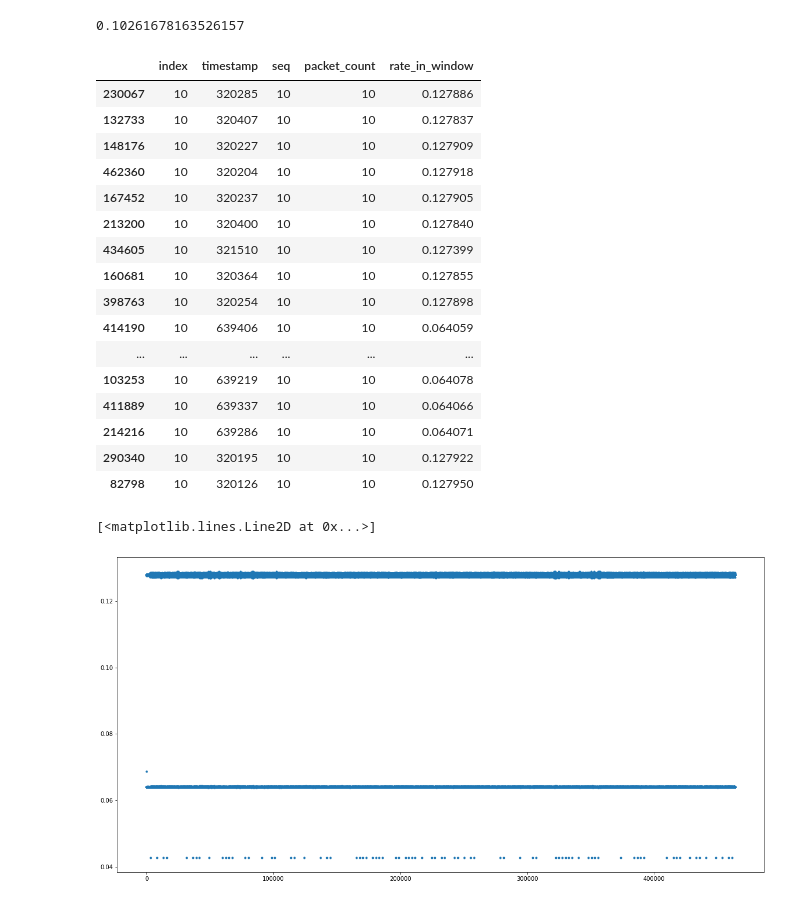
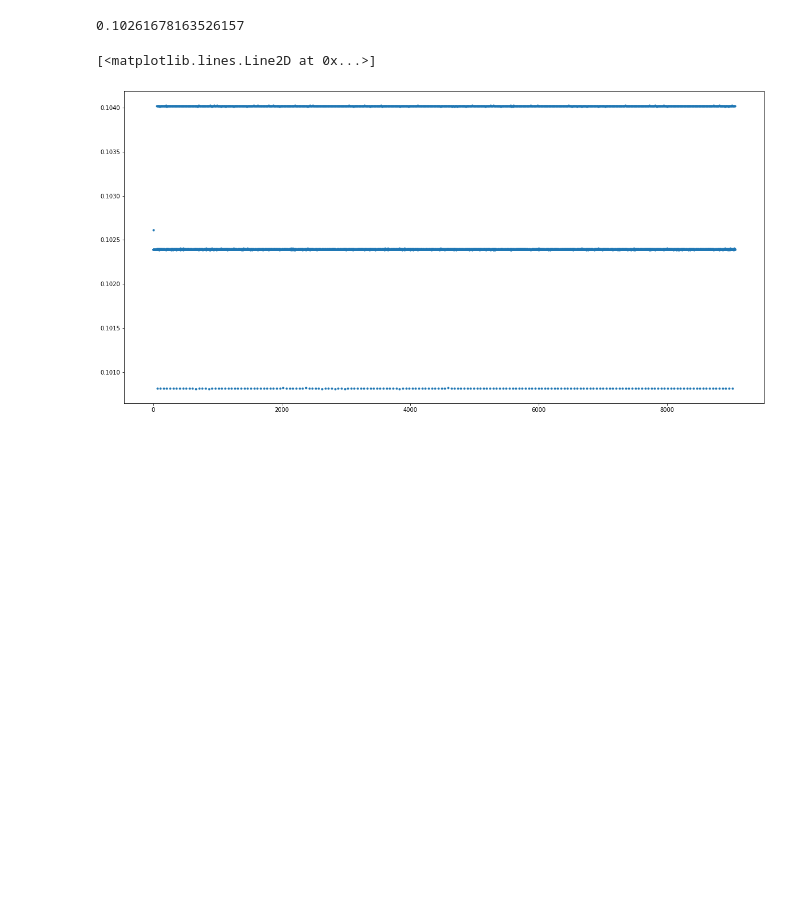
Before and after one commit to amir-sabzi/MinesVPN, a Jupyter notebook: codes/data_analysis/S_experiment.ipynb, the cells around one changed output. Saved outputs shown, nothing was run; the diff lists cells and outputs as text; code cells hidden in the pictures; blank space fills up the shorter version.

Commit message:
The S_experiment has been modified. Now we can have both packet count windows and timming windows to see the rate in different intervals.

```diff
--- a/codes/data_analysis/S_experiment.ipynb
+++ b/codes/data_analysis/S_experiment.ipynb
@@ -157,44 +239,29 @@ avg = df_100_diff['timestamp'].mean()
 # %%
 def local_rate(df, pkt_size=512*8):
     df_1 = df.iloc[:-1,:].reset_index()
     df_2 = df.iloc[1:,:].reset_index()
     df_diff = df_2 - df_1
     df_diff['rate_in_window'] = pkt_size * df_diff['packet_count'] / df_diff['timestamp']
     return df_diff
 
 
 
 def traffic_pattern(dataframe, window_size):
     df_len = len(dataframe)
     df_downsampled = dataframe.iloc[::window_size]
     df_ds_rates = local_rate(df_downsampled)
     df_ds_len = len(df_ds_rates)
     res = random.sample(range(1, df_ds_len), 30)
-    display(df_ds_rates.loc[res])
+    #display(df_ds_rates.loc[res])
     return df_ds_rates
 
     #for indx, row in dataframe.iterrows():
     #    print("Progress rate: %.3f" % (indx/df_len), end='\r')
-df = traffic_pattern(df_100, 10)
+df = traffic_pattern(df_100, 512)
+
+
 fig = plt.figure(figsize=(20,10))
 plt.plot(df['rate_in_window'],'.')
 # %% [output]
-|  | index | timestamp | seq | packet_count | rate_in_window |
-| 230067 | 10 | 320285 | 10 | 10 | 0.127886 |
-| 132733 | 10 | 320407 | 10 | 10 | 0.127837 |
-| 148176 | 10 | 320227 | 10 | 10 | 0.127909 |
-| 462360 | 10 | 320204 | 10 | 10 | 0.127918 |
-| 167452 | 10 | 320237 | 10 | 10 | 0.127905 |
-| 213200 | 10 | 320400 | 10 | 10 | 0.127840 |
-| 434605 | 10 | 321510 | 10 | 10 | 0.127399 |
-| 160681 | 10 | 320364 | 10 | 10 | 0.127855 |
-| 398763 | 10 | 320254 | 10 | 10 | 0.127898 |
-| 414190 | 10 | 639406 | 10 | 10 | 0.064059 |
-| ... | ... | ... | ... | ... | ... |
-| 103253 | 10 | 639219 | 10 | 10 | 0.064078 |
-| 411889 | 10 | 639337 | 10 | 10 | 0.064066 |
-| 214216 | 10 | 639286 | 10 | 10 | 0.064071 |
-| 290340 | 10 | 320195 | 10 | 10 | 0.127922 |
-| 82798 | 10 | 320126 | 10 | 10 | 0.127950 |
 [<matplotlib.lines.Line2D at 0x...>]
-[figure, old version]
+[figure, new version]
```
Also changed, not shown: parts of 5 cells of this notebook.
